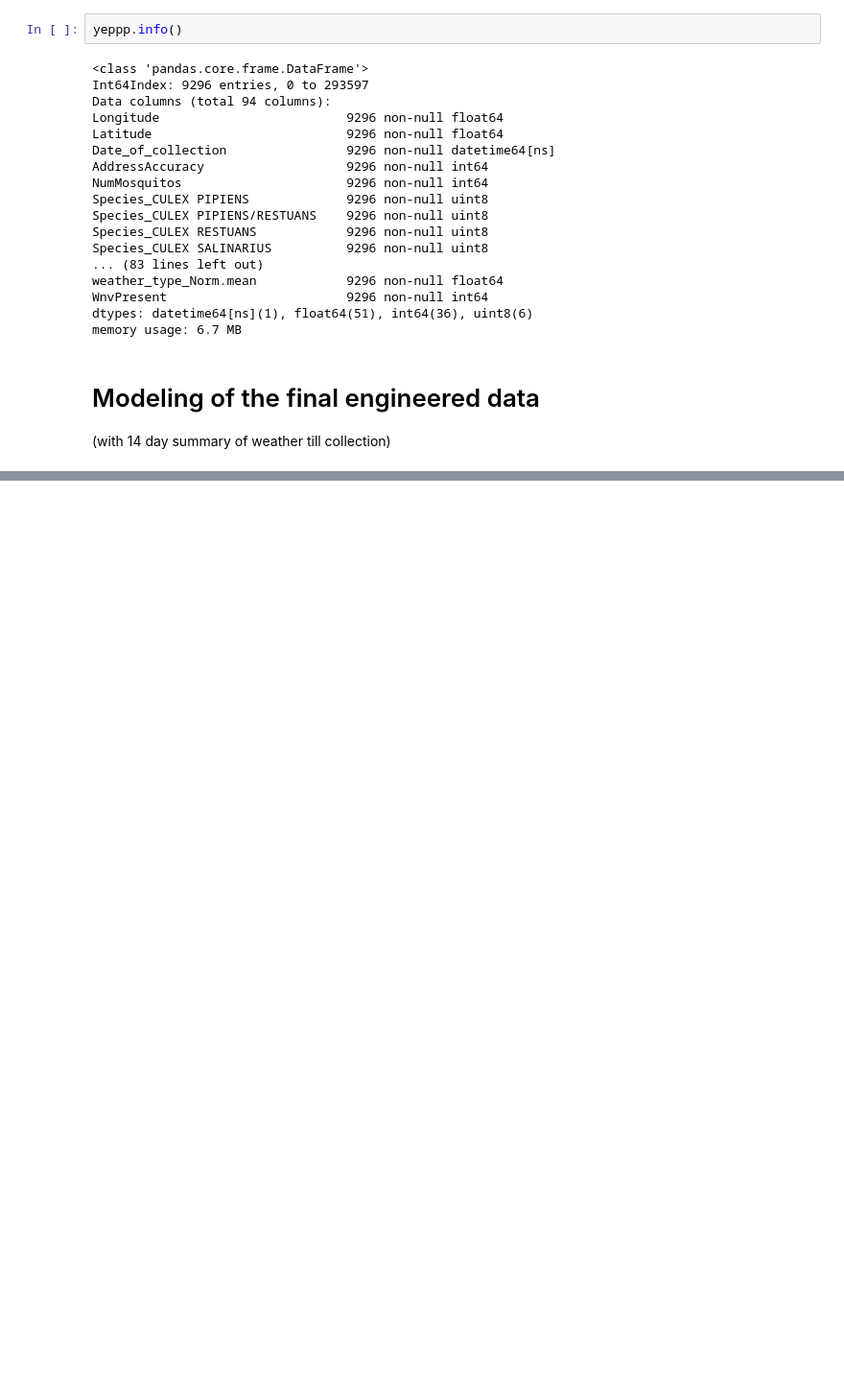
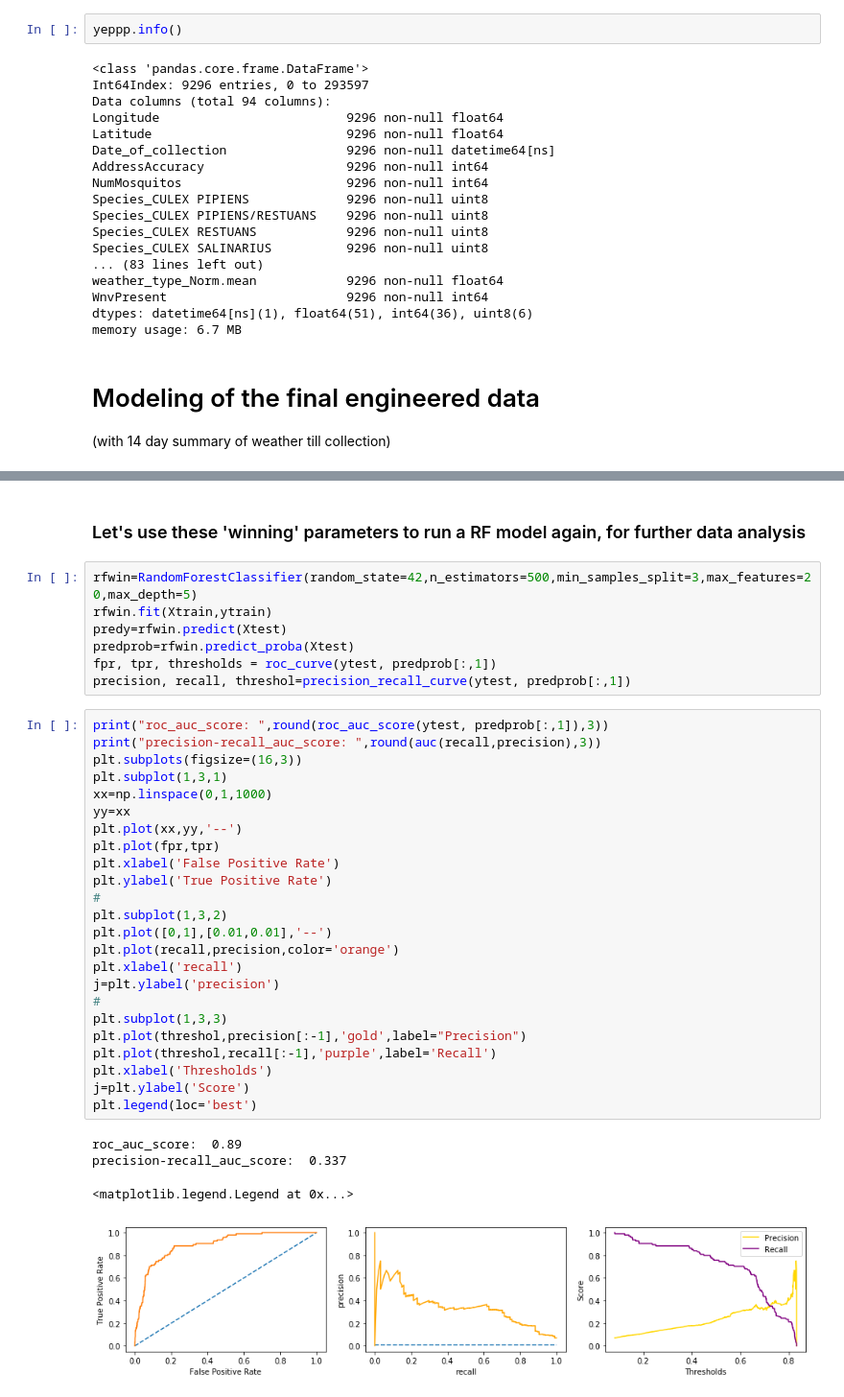
Before and after one commit to Erolino/WestNileVirus_Detection, a Jupyter notebook: WestNileVirus_Detection.ipynb, the cells around one changed output, grey strips where cells are left out. Shown at 96% size. Cells and saved outputs as stored; diff of their text form; blank space fills up the shorter version.

```diff
--- a/WestNileVirus_Detection.ipynb
+++ b/WestNileVirus_Detection.ipynb
@@ -2380,0 +2259,38 @@ Text(0.5,1,'Random Forest Classifier')
+# %% [markdown]
+### Let's use these 'winning' parameters to run a RF model again, for further data analysis
+# %%
+rfwin=RandomForestClassifier(random_state=42,n_estimators=500,min_samples_split=3,max_features=20,max_depth=5)
+rfwin.fit(Xtrain,ytrain)
+predy=rfwin.predict(Xtest)
+predprob=rfwin.predict_proba(Xtest)
+fpr, tpr, thresholds = roc_curve(ytest, predprob[:,1])
+precision, recall, threshol=precision_recall_curve(ytest, predprob[:,1])
+# %%
+print("roc_auc_score: ",round(roc_auc_score(ytest, predprob[:,1]),3))
+print("precision-recall_auc_score: ",round(auc(recall,precision),3))
+plt.subplots(figsize=(16,3))
+plt.subplot(1,3,1)
+xx=np.linspace(0,1,1000)
+yy=xx
+plt.plot(xx,yy,'--')
+plt.plot(fpr,tpr)
+plt.xlabel('False Positive Rate')
+plt.ylabel('True Positive Rate')
+#
+plt.subplot(1,3,2)
+plt.plot([0,1],[0.01,0.01],'--')
+plt.plot(recall,precision,color='orange')
+plt.xlabel('recall')
+j=plt.ylabel('precision')
+#
+plt.subplot(1,3,3)
+plt.plot(threshol,precision[:-1],'gold',label="Precision")
+plt.plot(threshol,recall[:-1],'purple',label='Recall')
+plt.xlabel('Thresholds')
+j=plt.ylabel('Score')
+plt.legend(loc='best')
+# %% [output]
+roc_auc_score:  0.89
+precision-recall_auc_score:  0.337
+<matplotlib.legend.Legend at 0x...>
+[figure, added]
```
Also changed, not shown: parts of 36 cells of this notebook, 1 other file.
